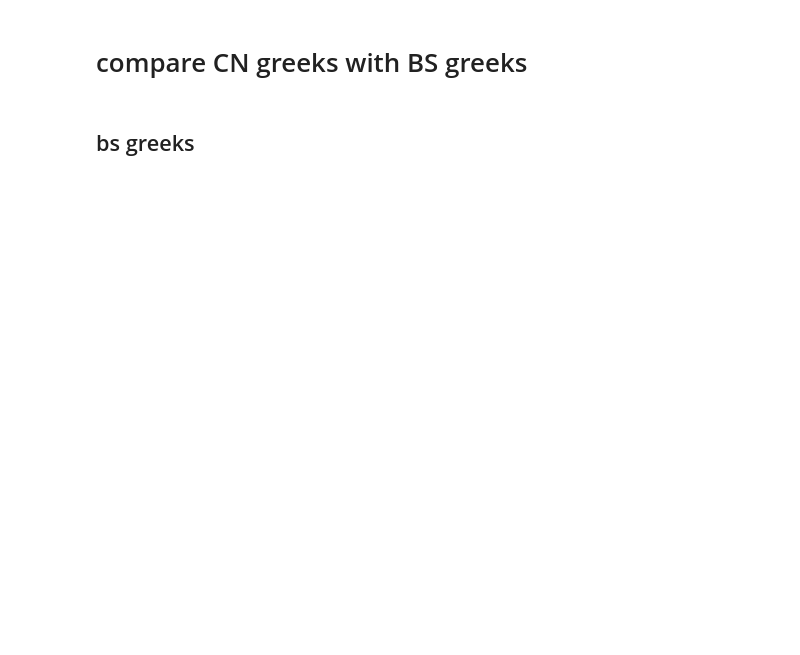
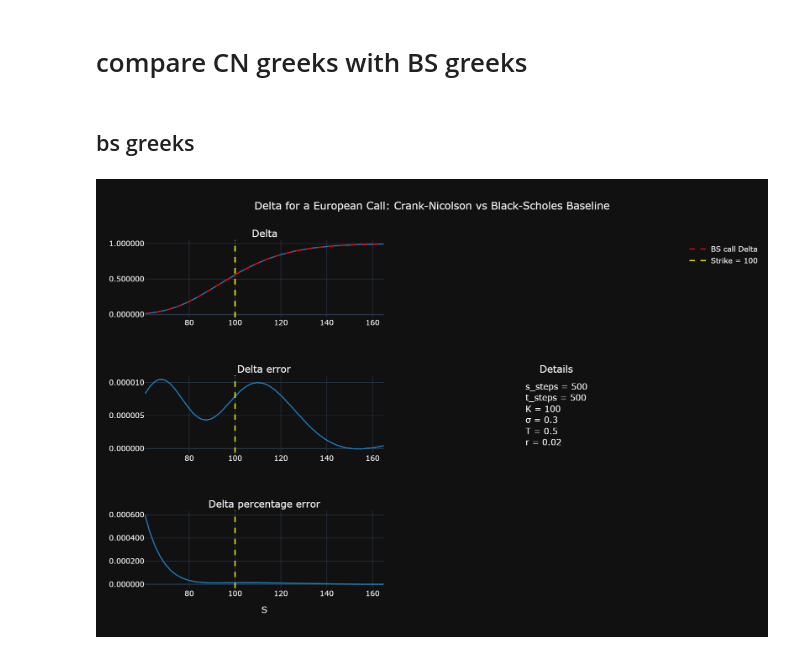
Before and after one commit to UaRuairc/Numerical-Methods-for-Option-Pricing, a Jupyter notebook: cn_greeks.ipynb, the cells around one changed output. Saved outputs shown, nothing was run; the diff lists cells and outputs as text; code cells hidden in the pictures; blank space fills up the shorter version.

Commit message:
create `./figures` and populate with figures originating from various notebooks

```diff
--- a/cn_greeks.ipynb
+++ b/cn_greeks.ipynb
@@ -117,7 +123,7 @@ def _relative_error(df, greek, option_type="call"):
 import plotly.graph_objects as go
 from plotly.subplots import make_subplots
 
-def _compare(df, greek, option_type="call"):
+def _compare(df, greek, option_type="call", save=False):
 
     fig = make_subplots(
         rows=3,cols=2,
@@ -244,10 +250,22 @@ def _compare(df, greek, option_type="call"):
 
     )
 
+    fig.update_xaxes(
+        title_text="S",
+        row=3,
+        col=1,
+    )
+
 
     fig.show()
+    if save:
+        from pathlib import Path
+        Path("/figures").mkdir(parents=True, exist_ok=True)
+        fig.write_image("figures/cn_delta_error.png", scale=2, width=1100, height=650)
 # %%
-_compare(df, "Delta", option_type="call")
+_compare(df, "Delta", option_type="call", save=True)
+# %% [output]
+[figure, added]
 # %%
 GREEKS = ("Delta", "Gamma", "Theta")
 COLOURS = {"Delta": "#1f77b4", "Gamma": "#2ca02c", "Theta": "#ff7f0e"}
```
Also changed, not shown: parts of 2 cells of this notebook, 5 other files.
